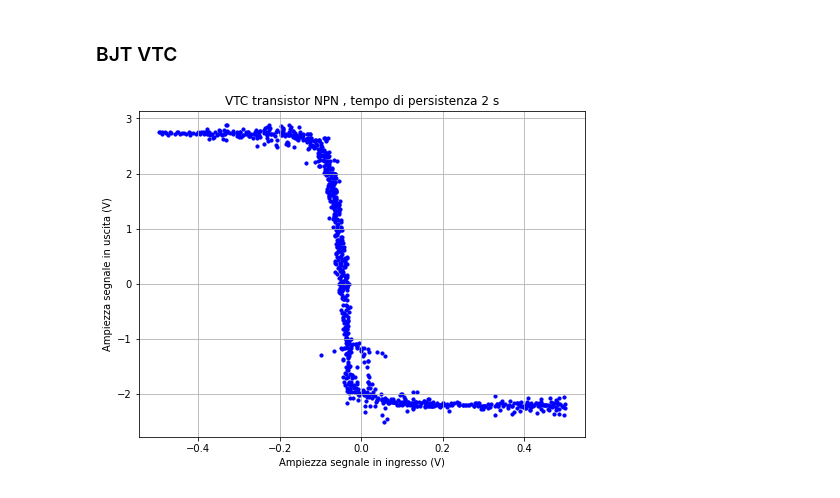
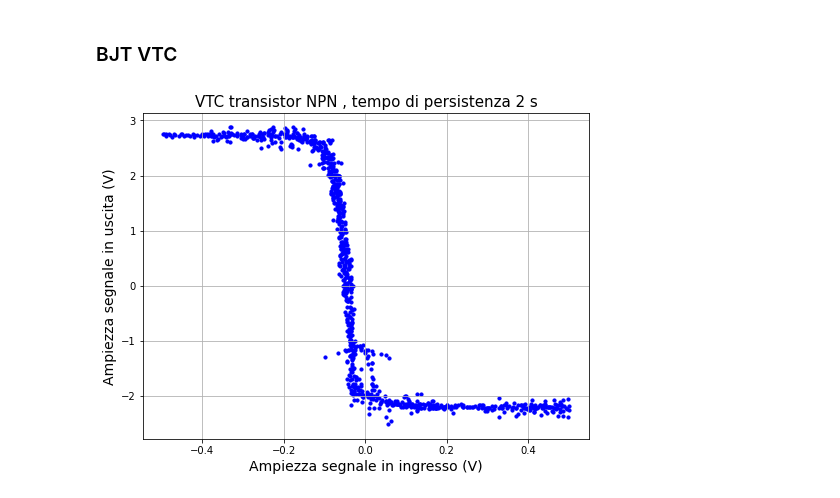
Before and after one commit to valeriopagliarino/Electronics-2021-UNITO-Public, a Jupyter notebook: analysis/2_AND_JK_BJT.ipynb, the cells around one changed output. Drawn from its saved outputs; the diff is of its cells as text; code cells hidden in the pictures.

```diff
--- a/analysis/2_AND_JK_BJT.ipynb
+++ b/analysis/2_AND_JK_BJT.ipynb
@@ -483,16 +484,17 @@ plt.savefig(f"{OUTPUTDIR}/BIT-transistor.pdf")
 # %%
 from numpy import loadtxt
 VTC_nand = loadtxt(f'{DATADIR}/26-10-21/NPN-VTC.csv', comments="#", delimiter=",", unpack=False)
 x_nand = VTC_nand.transpose()[0]
 y_nand = VTC_nand.transpose()[1]
 
 fig, ax  = plt.subplots(figsize=(8,6))
 ax.scatter(x_nand,y_nand, s=10, color='b')
 
-ax.set(xlabel='Ampiezza segnale in ingresso (V)', ylabel='Ampiezza segnale in uscita (V)',
-       title='VTC transistor NPN , tempo di persistenza 2 s')
 
+plt.xlabel('Ampiezza segnale in ingresso (V)',fontsize=14)
+plt.ylabel('Ampiezza segnale in uscita (V)',fontsize=14)
+plt.title('VTC transistor NPN , tempo di persistenza 2 s',fontsize=15)
 ax.grid()
-#plt.savefig(f"{OUTPUTDIR}/NPN-XY.pdf")
+plt.savefig(f"{OUTPUTDIR}/NPN-XY.pdf")
 # %% [output]
-[figure, old version]
+[figure, new version]
```
Also changed, not shown: parts of 12 cells of this notebook, 22 other files.
